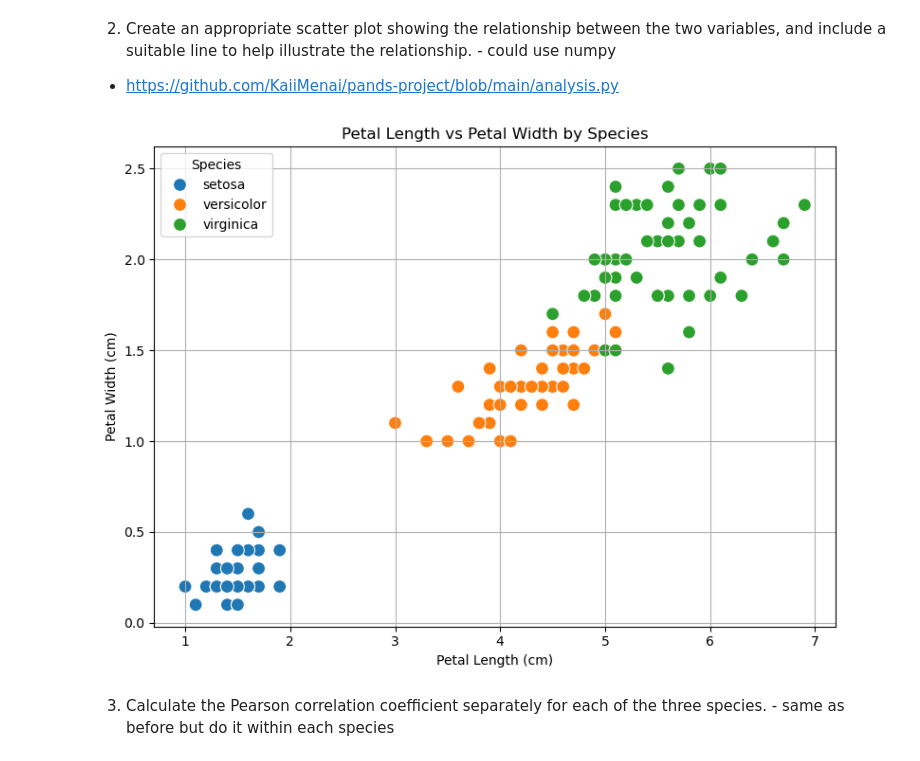
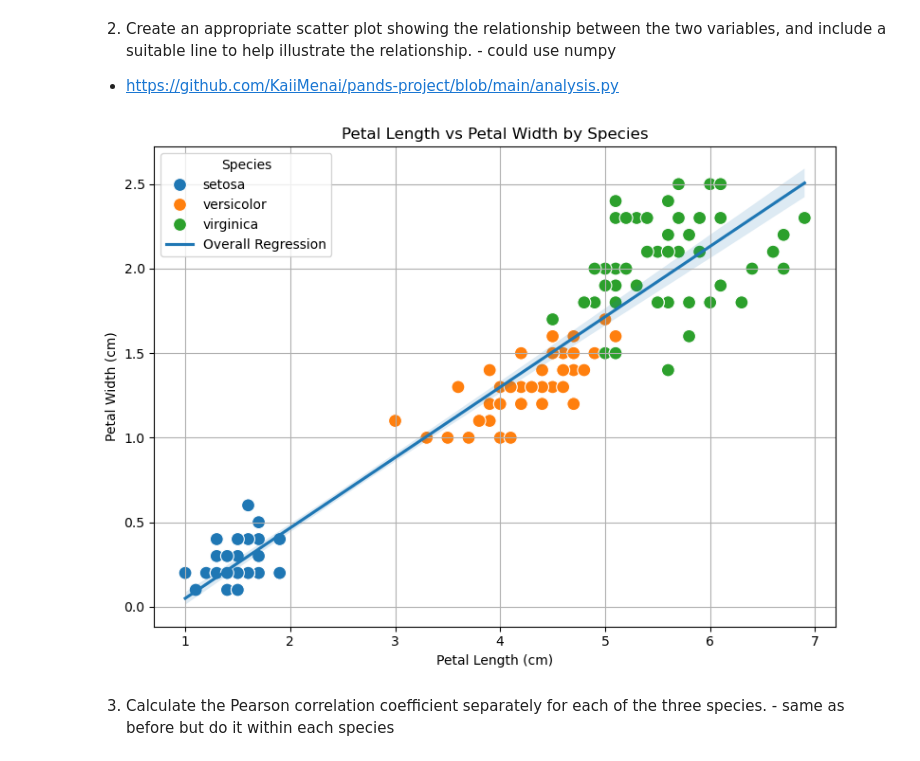
Before and after one commit to KaiiMenai/applied-statistics, a Jupyter notebook: problems.ipynb, the cells around one changed output. Drawn from its saved outputs; the diff is of its cells as text; code cells hidden in the pictures.

Commit message:
regression line for all samples for petal variables plotted

```diff
--- a/problems.ipynb
+++ b/problems.ipynb
@@ -343,22 +343,23 @@ Explain meaning of coefficient HERE
 # %%
 # Scatter plot for petal length vs width by species
 plt.figure(figsize=(8, 6))
 
 sns.scatterplot( data=df, x='petal_length', y='petal_width', hue='species', s=100)
+sns.regplot(data=df, x='petal_length', y='petal_width', scatter=False, label=f'Overall Regression')
 
 # Add titles, labels, and legend
 plt.title('Petal Length vs Petal Width by Species')
 plt.xlabel('Petal Length (cm)')
 plt.ylabel('Petal Width (cm)')
 plt.legend(title="Species")
 plt.grid(True)
 
 #Print and save the scatter plot
 plt.tight_layout()
 plt.savefig('scatterplot_by_species.png')
 plt.show()
 # %% [output]
-[figure, old version]
+[figure, new version]
 # %% [markdown]
 3. Calculate the Pearson correlation coefficient separately for each of the three species. - same as before but do it within each species
 # %% [markdown]
```
Also changed, not shown: 1 other file.
